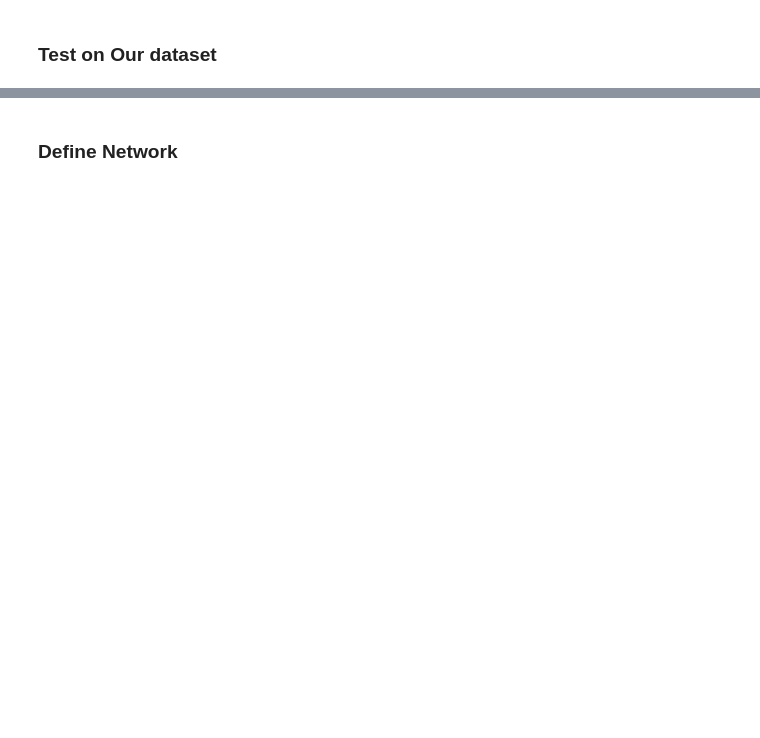
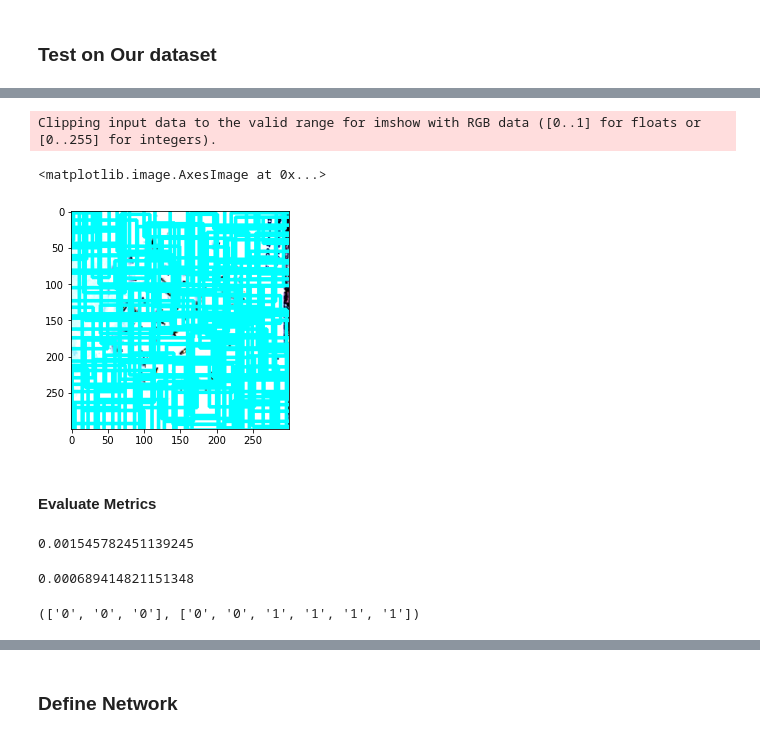
Before and after one commit to KSV2001/pest-monitoring-new, a Jupyter notebook: analysis/exp-test-coco.ipynb, the cells around one changed output, grey strips where cells are left out. Drawn from its saved outputs; the diff is of its cells as text; code cells hidden in the pictures; blank space fills up the shorter version.

```diff
--- a/analysis/exp-test-coco.ipynb
+++ b/analysis/exp-test-coco.ipynb
@@ -35,8 +39,9 @@ datamodule: LightningDataModule = hydra.utils.instantiate(config.datamodule, dat
 datamodule.setup()
 # %%
-from src.data.utils import generate_dboxes, Encoder
+from src.data.utils import Encoder
+from src.utils.prior_boxes import generate_dboxes
 
-dboxes = generate_dboxes(model="ssd")
+dboxes = generate_dboxes(size=512)
 box_encoder = Encoder(dboxes = dboxes)
 criterion = hydra.utils.instantiate(config.model.loss, dboxes = dboxes)
 network = hydra.utils.instantiate(config.model.network)
@@ -132,0 +232,12 @@ for idx in range(plocs.shape[0]):
+# %%
+result = box_encoder.decode_batch(ploc.unsqueeze(0), plabel.unsqueeze(0), 0.3, 200)[0]
+pred_bbox = result[0].detach().numpy()
+pred_bbox = (pred_bbox * 300).astype(np.int32).tolist()
+
+plt.imshow(draw_multiple_rectangles(im, pred_bbox))
+# %% [output]
+Clipping input data to the valid range for imshow with RGB data ([0..1] for floats or [0..255] for integers).
+<matplotlib.image.AxesImage at 0x...>
+[figure, added]
+# %% [markdown]
+#### Evaluate Metrics
@@ -133,2 +288,17 @@ for idx in range(plocs.shape[0]):
+# %%
+out = get_pascalvoc_metrics(gt_boxes,
+                          pd_boxes,
+                          iou_threshold=0.4,
+                          method=MethodAveragePrecision.EVERY_POINT_INTERPOLATION,
+                          generate_table=False)
+out['mAP']
+# %% [output]
+0.001545782451139245
+# %%
+out['per_class']['1']['AP']
+# %% [output]
+0.000689414821151348
 # %%
-# [(b._x, b._y, b._w, b._h, b._x2, b._y2, b._class_id) for b in gt_boxes]
+[b._class_id for b in pd_boxes], [b._class_id for b in gt_boxes]
+# %% [output]
+(['0', '0', '0'], ['0', '0', '1', '1', '1', '1'])
```
Also changed, not shown: parts of 33 cells of this notebook, 58 other files.
